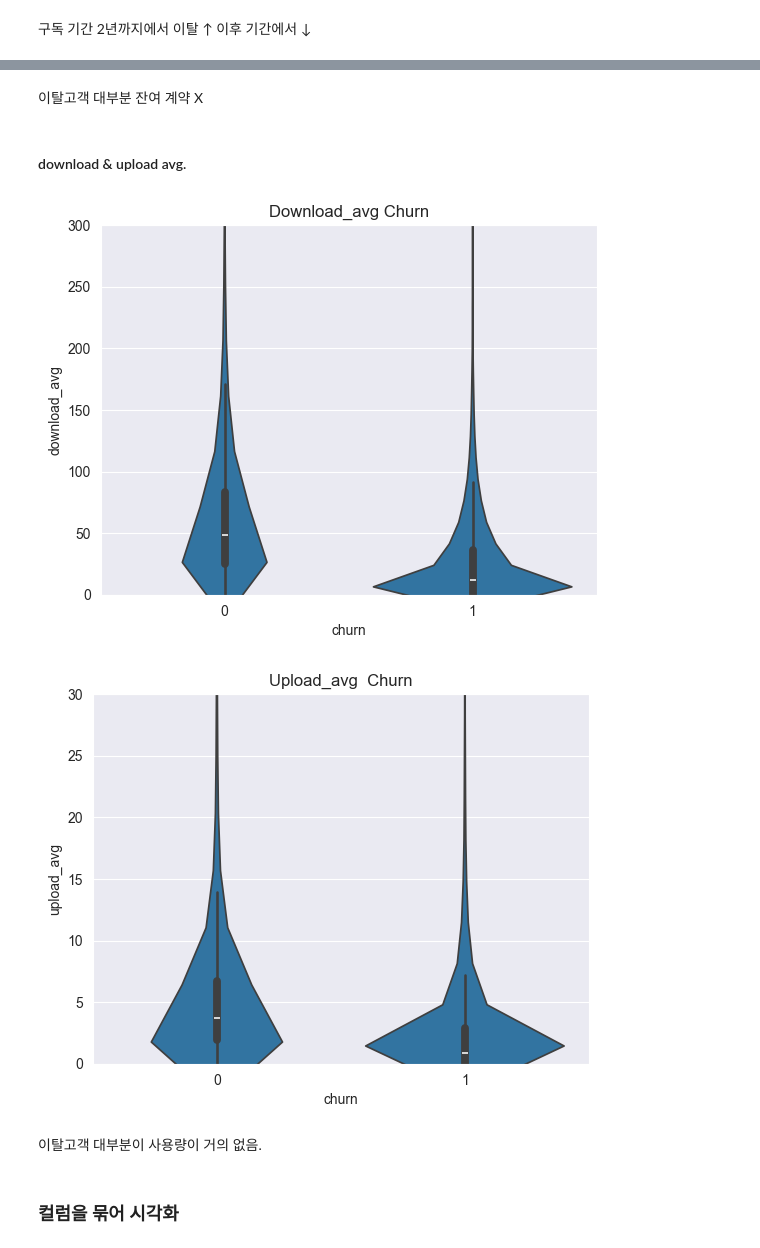
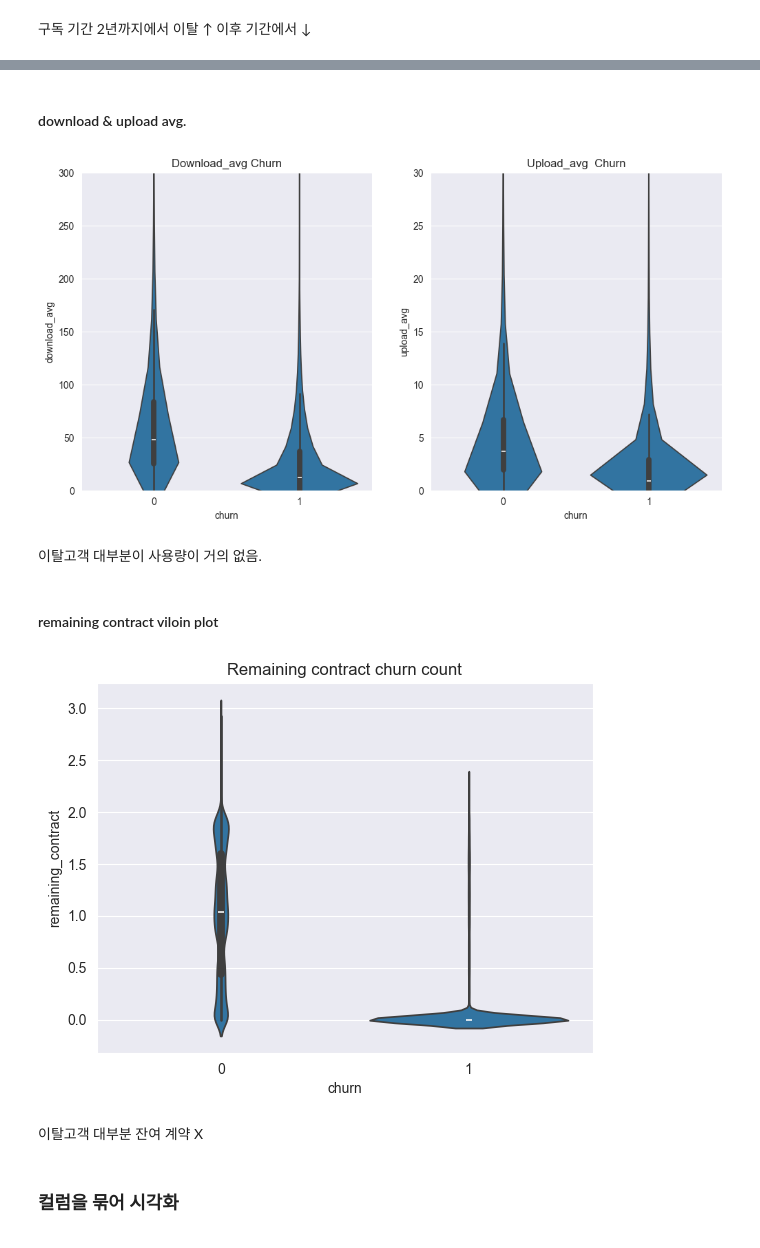
Before and after one commit to ParkVitna/SKN14-2nd-1Team, a Jupyter notebook: HanSeongGyu/EDA_1st.ipynb, the cells around one changed output, grey strips where cells are left out. Saved outputs shown, nothing was run; the diff lists cells and outputs as text; code cells hidden in the pictures.

```diff
--- a/HanSeongGyu/EDA_1st.ipynb
+++ b/HanSeongGyu/EDA_1st.ipynb
@@ -296,22 +288,33 @@ plt.show()
-# %% [markdown]
-이탈고객 대부분 잔여 계약 X
 # %% [markdown]
 #### download & upload avg.
 # %%
+plt.figure(figsize=(12,6))
+
+plt.subplot(1, 2, 1)
 sns.violinplot(data=df, x='churn', y='download_avg')
 plt.title("Download_avg Churn")
 plt.ylim(0, 300)
-plt.show()
 
+plt.subplot(1, 2, 2)
 sns.violinplot(data=df, x='churn', y='upload_avg')
 plt.title("Upload_avg  Churn")
 plt.ylim(0, 30)
 plt.show()
 # %% [output]
-[figure, old version]
+[figure, new version]
-[figure, removed]
 # %% [markdown]
 이탈고객 대부분이 사용량이 거의 없음.
+# %% [markdown]
+#### remaining contract viloin plot
+# %%
+
+sns.violinplot(data=df, x='churn', y='remaining_contract')
+plt.title("Remaining contract churn count")
+plt.show()
+# %% [output]
+[figure]
+# %% [markdown]
+이탈고객 대부분 잔여 계약 X
 # %% [markdown]
 ### 컬럼을 묶어 시각화
 # %% [markdown]
```
Also changed, not shown: parts of 13 cells of this notebook.
